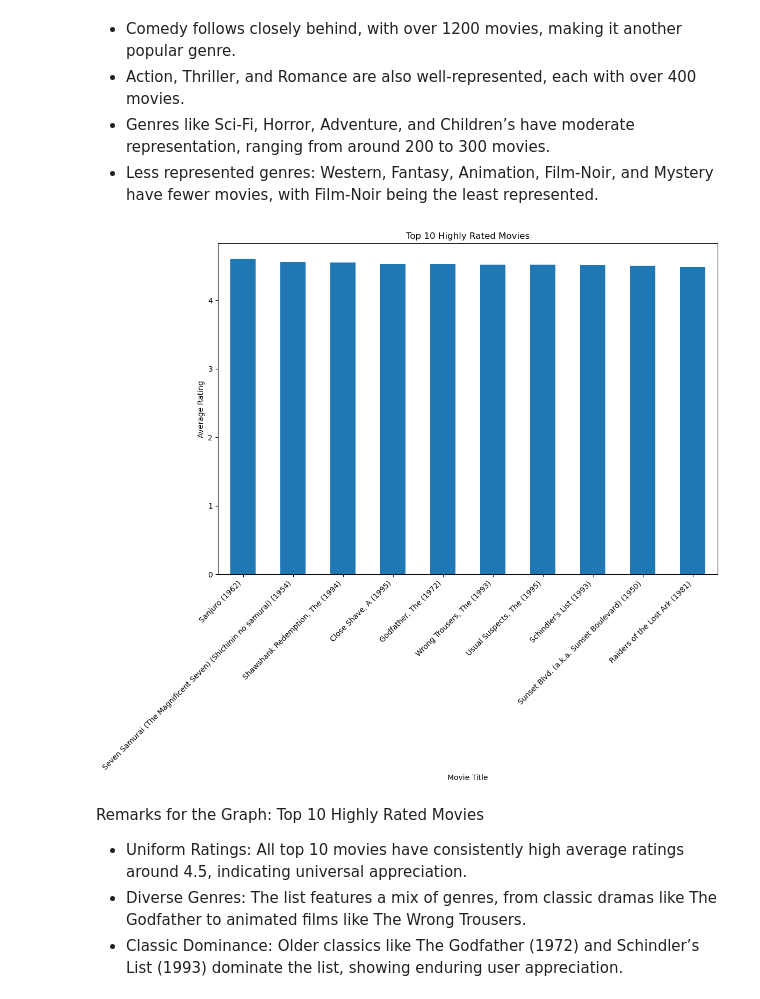
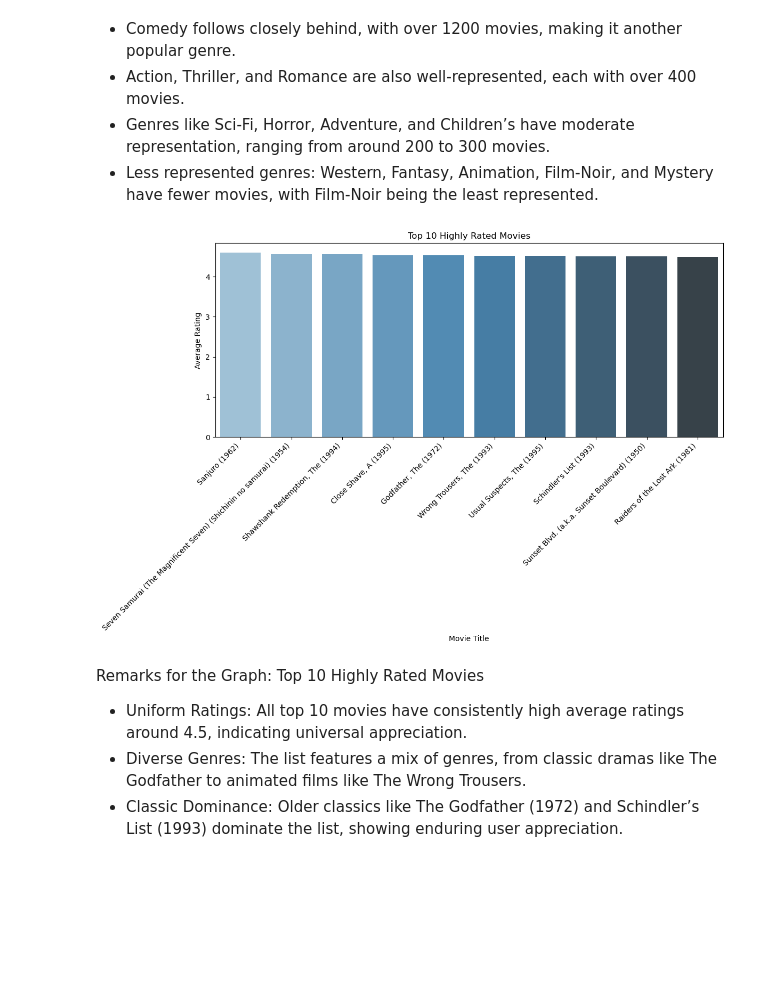
Before and after one commit to nhat117/Assignment2, a Jupyter notebook: A3code-Nhat.ipynb, the cells around one changed output. Drawn from its saved outputs; the diff is of its cells as text; code cells hidden in the pictures; blank space fills up the shorter version.

```diff
--- a/A3code-Nhat.ipynb
+++ b/A3code-Nhat.ipynb
@@ -67,13 +99,13 @@ def clean_recommender_data(df_user, df_ratings, df_movies):
     # Drop rows with missing values
     df_clean = df_merged.dropna()
 
-    # Remove duplicate rows
-    df_clean = df_clean.drop_duplicates()
-
     # Ensure the correct data types
     df_clean['UserID'] = df_clean['UserID'].astype(int)
     df_clean['MovieID'] = df_clean['MovieID'].astype(int)
     df_clean['Rating'] = df_clean['Rating'].astype(float)
+
+    # Remove duplicate ratings by keeping the last rating for each user-movie pair
+    df_clean = df_clean.drop_duplicates(subset=['UserID', 'MovieID'], keep='last')
 
     # Remove rows where 'Age' is less than 1
     df_clean = df_clean[df_clean['Age'] > 1]
@@ -104,6 +136,10 @@ def clean_recommender_data(df_user, df_ratings, df_movies):
     # Concatenate the encoded genres back to the original DataFrame
     df_clean = pd.concat([df_clean, df_genre_encoded], axis=1)
 
+    # Apply get_dummies to the Gender column
+    if 'Gender' in df_clean.columns:
+        df_clean = pd.get_dummies(df_clean, columns=['Gender'], drop_first=True)
+
     # Optional: Filter out users and movies with few interactions (for sparse data)
     user_counts = df_clean['UserID'].value_counts()
     movie_counts = df_clean['MovieID'].value_counts()
@@ -246,19 +328,37 @@ plt.show()
 - Genres like Sci-Fi, Horror, Adventure, and Children’s have moderate representation, ranging from around 200 to 300 movies.
 - Less represented genres: Western, Fantasy, Animation, Film-Noir, and Mystery have fewer movies, with Film-Noir being the least represented.
 # %%
-# Calculate the average rating for each movie
-average_ratings = df_cleaned.groupby('Title')['Rating'].mean().sort_values(ascending=False).head(10)
+import seaborn as sns
+import matplotlib.pyplot as plt
 
-# Plot the top 10 highly rated movies
-plt.figure(figsize=(12, 8))
-average_ratings.plot(kind='bar')
-plt.xlabel('Movie Title')
-plt.ylabel('Average Rating')
-plt.title('Top 10 Highly Rated Movies')
-plt.xticks(rotation=45, ha='right')
-plt.show()
+def plot_top_rated_movies_seaborn(df_cleaned):
+    # Calculate the average rating for each movie
+    average_ratings = df_cleaned.groupby('Title')['Rating'].mean().sort_values(ascending=False).head(10).reset_index()
+
+    # Set the size of the figure
+    plt.figure(figsize=(12, 8))
+
+    # Plot using Seaborn
+    sns.barplot(x='Title', y='Rating', data=average_ratings, palette='Blues_d')
+
+    # Add titles and labels
+    plt.title('Top 10 Highly Rated Movies')
+    plt.xlabel('Movie Title')
+    plt.ylabel('Average Rating')
+
+    # Rotate x-tick labels for better readability
+    plt.xticks(rotation=45, ha='right')
+
+    # Adjust layout
+    plt.tight_layout()
+
+    # Show the plot
+    plt.show()
+
+# Assuming df_cleaned is your cleaned DataFrame
+plot_top_rated_movies_seaborn(df_cleaned)
 # %% [output]
-[figure, old version]
+[figure, new version]
 # %% [markdown]
 Remarks for the Graph: Top 10 Highly Rated Movies
 
```
Also changed, not shown: parts of 12 cells of this notebook.
